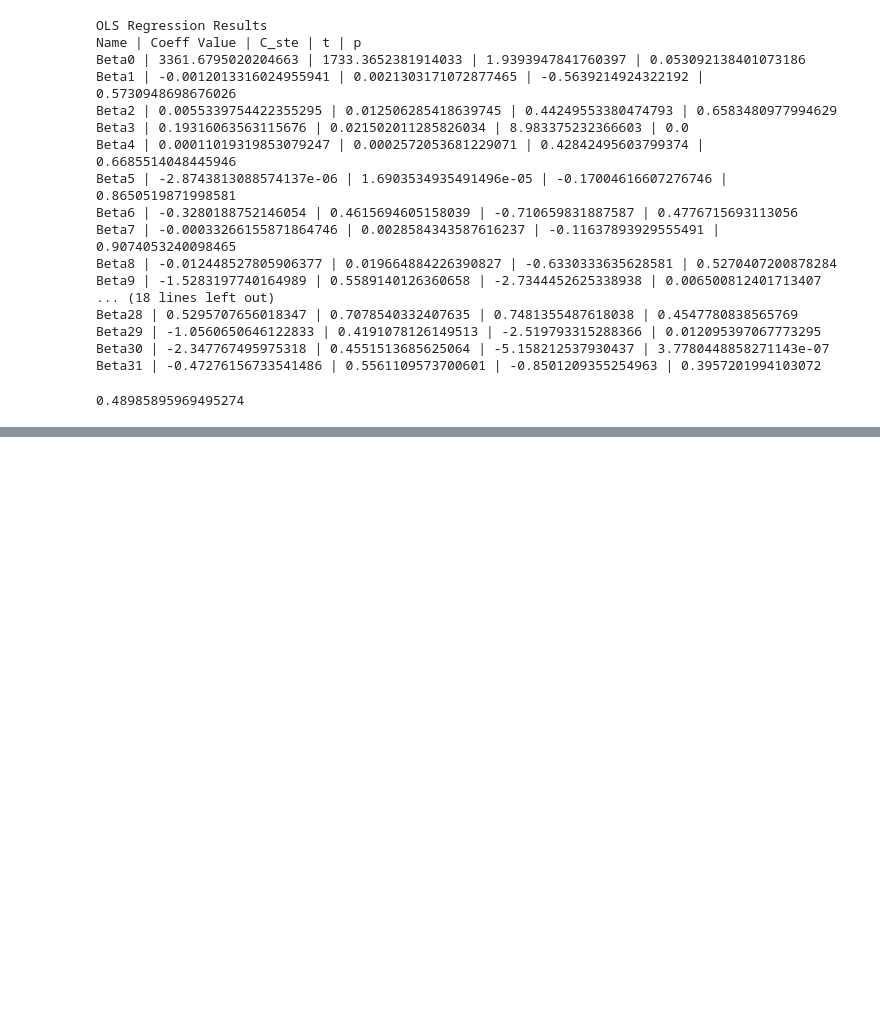
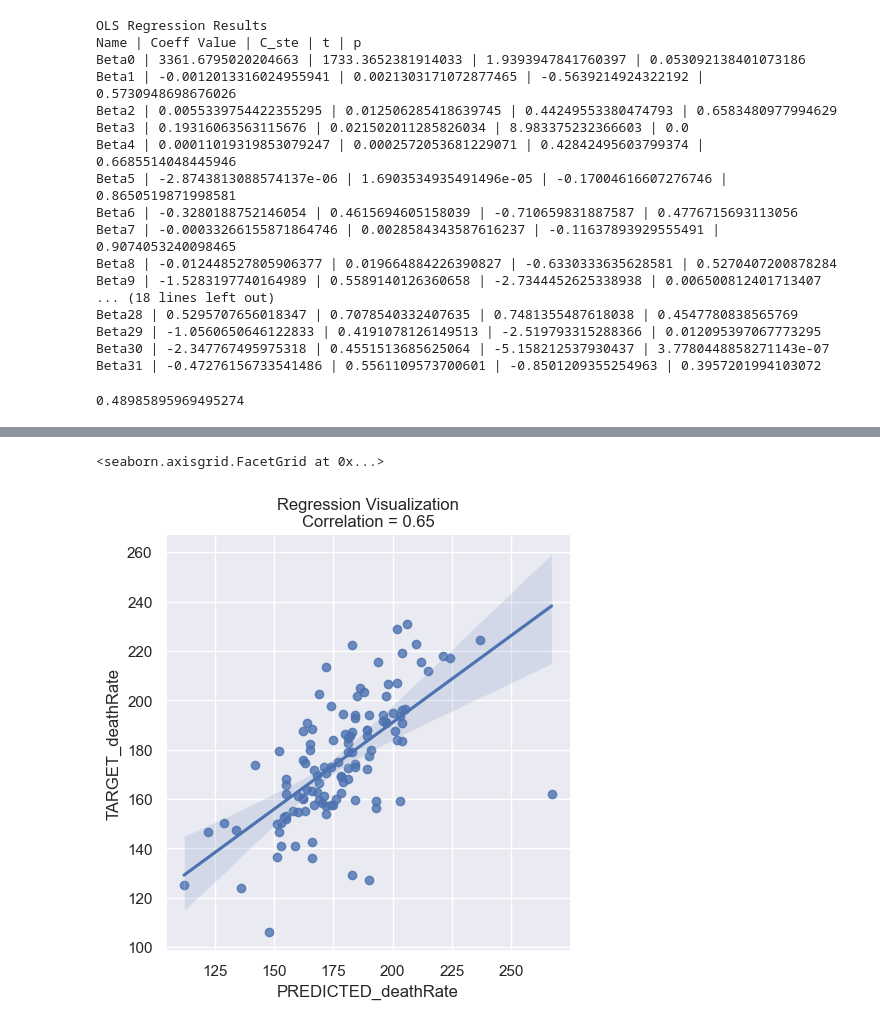
Before and after one commit to peucroccs/OLS-Analysis-From-Scratch, a Jupyter notebook: OLS_analysis/OLS_analysis.ipynb, the cells around one changed output, grey strips where cells are left out. Saved outputs shown, nothing was run; the diff lists cells and outputs as text; code cells hidden in the pictures; blank space fills up the shorter version.

Commit message:
Improved visualization and added regression correlation

```diff
--- a/OLS_analysis/OLS_analysis.ipynb
+++ b/OLS_analysis/OLS_analysis.ipynb
@@ -95,0 +92,6 @@ plt.show()
+# %%
+test_df = pd.DataFrame(X_test)
+test_df.columns = ["intercept"] + X_matrix.columns.to_list()
+
+test_df["PREDICTED_deathRate"] = pd.Series(y_pred)
+test_df["TARGET_deathRate"] = pd.Series(y_test)
@@ -95,0 +119,15 @@ plt.show()
+# %%
+
+sns.set_theme()
+
+g = sns.lmplot(
+    data=test_df,
+    x="PREDICTED_deathRate", y="TARGET_deathRate",
+    height=5
+)
+
+g.set_axis_labels("PREDICTED_deathRate", "TARGET_deathRate")
+g.set(title=f"Regression Visualization\nCorrelation = {round(corr_coeff, 2)}")
+# %% [output]
+<seaborn.axisgrid.FacetGrid at 0x...>
+[figure, added]
```
Also changed, not shown: parts of 4 cells of this notebook.
